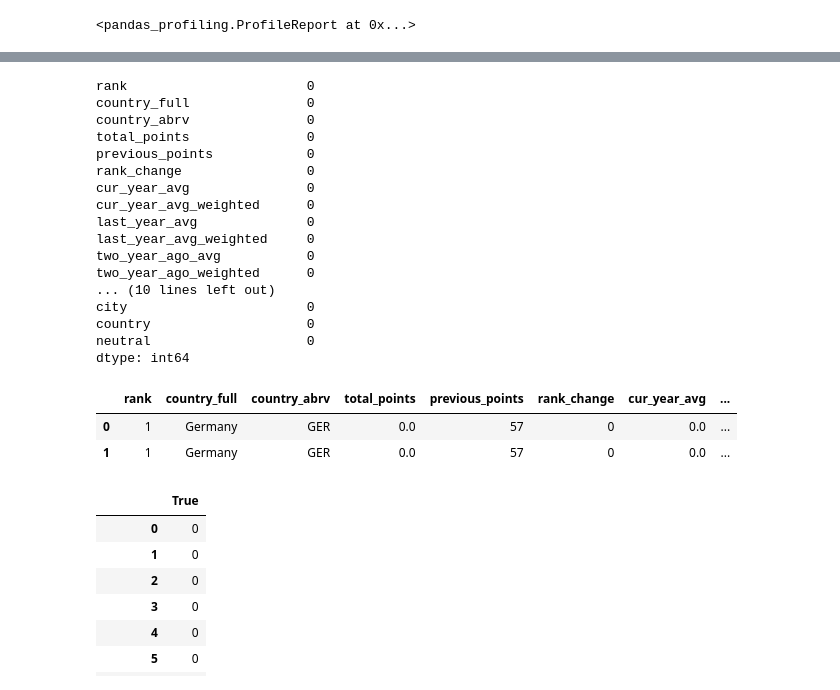
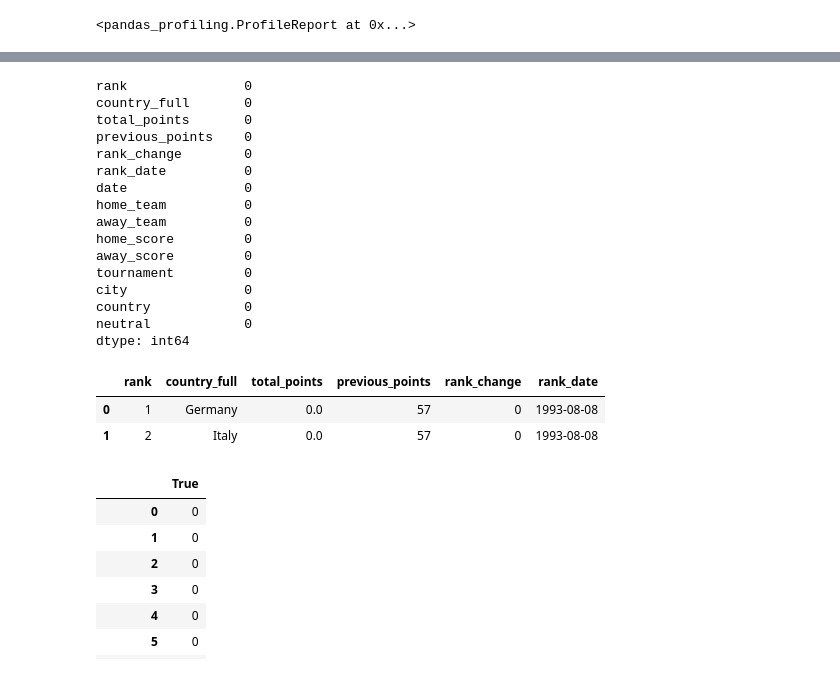
Before and after one commit to codybaraks/Mchezopesa-Ltd, a Jupyter notebook: Mchezopesa_Ltd.ipynb, the cells around one changed output, grey strips where cells are left out. Saved outputs shown, nothing was run; the diff lists cells and outputs as text; code cells hidden in the pictures.

```diff
--- a/Mchezopesa_Ltd.ipynb
+++ b/Mchezopesa_Ltd.ipynb
@@ -127,0 +148,6 @@ pp.ProfileReport(fifa) # pandas
+# %%
+# ## Dropping irrelevant columns  -  fifa ranking
+fifa_ranking = fifa_ranking.drop(['country_abrv','cur_year_avg',
+      'cur_year_avg_weighted', 'last_year_avg', 'last_year_avg_weighted',
+      'two_year_ago_avg', 'two_year_ago_weighted', 'three_year_ago_avg',
+      'three_year_ago_weighted'], axis=1)
@@ -150,29 +201,28 @@ fifa_main.head(2)
 # Checking for null values after concatinating
 fifa_main.isnull().sum()
 # %% [output]
-rank                       0
-country_full               0
-country_abrv               0
-total_points               0
-previous_points            0
-rank_change                0
-cur_year_avg               0
-cur_year_avg_weighted      0
-last_year_avg              0
-last_year_avg_weighted     0
-two_year_ago_avg           0
-two_year_ago_weighted      0
-... (10 lines left out)
-city                       0
-country                    0
-neutral                    0
+rank               0
+country_full       0
+total_points       0
+previous_points    0
+rank_change        0
+rank_date          0
+date               0
+home_team          0
+away_team          0
+home_score         0
+away_score         0
+tournament         0
+city               0
+country            0
+neutral            0
 dtype: int64
 # %%
-fifa_main.head(2)
+fifa_ranking.head(2)
 # %% [output]
-|  | rank | country_full | country_abrv | total_points | previous_points | rank_change | cur_year_avg | ... |
-| 0 | 1 | Germany | GER | 0.0 | 57 | 0 | 0.0 | ... |
-| 1 | 1 | Germany | GER | 0.0 | 57 | 0 | 0.0 | ... |
+|  | rank | country_full | total_points | previous_points | rank_change | rank_date |
+| 0 | 1 | Germany | 0.0 | 57 | 0 | 1993-08-08 |
+| 1 | 2 | Italy | 0.0 | 57 | 0 | 1993-08-08 |
 # %%
 # Convert to neutral column to Binary
 conv = pd.get_dummies(fifa_main['neutral'], drop_first=True)
```
Also changed, not shown: parts of 44 cells of this notebook.
